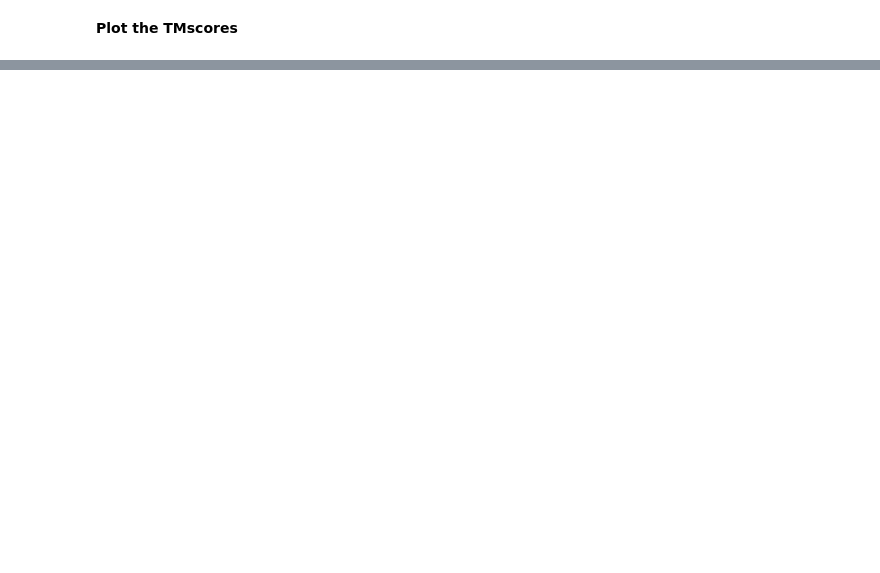
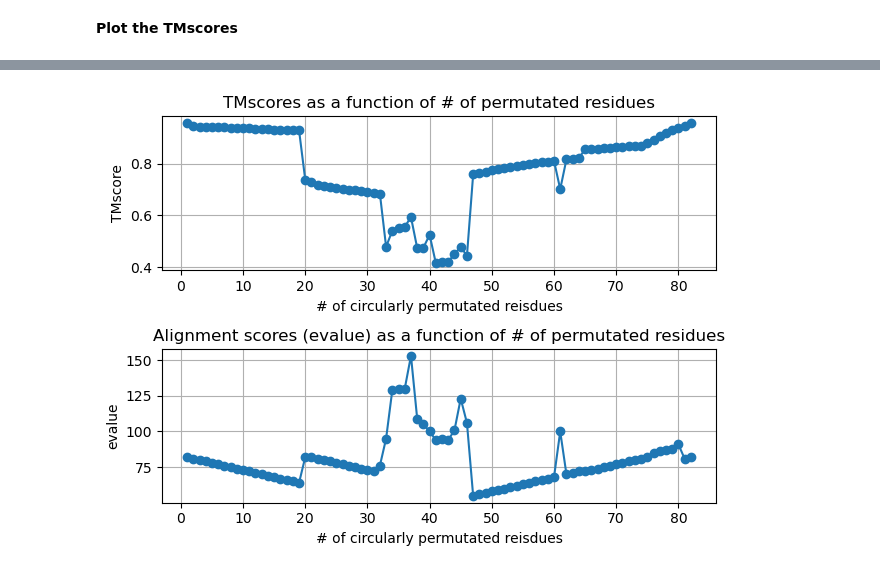
Before and after one commit to aidenkoloj/circular_permutations, a Jupyter notebook: cleanup_pdbs/tm_score_extract.ipynb, the cells around one changed output, grey strips where cells are left out. Cells and saved outputs as stored; diff of their text form; code cells hidden in the pictures; blank space fills up the shorter version.

```diff
--- a/cleanup_pdbs/tm_score_extract.ipynb
+++ b/cleanup_pdbs/tm_score_extract.ipynb
@@ -70,0 +97,12 @@ plt.show()
+# %%
+# Extract the values from the dictionary
+evalues = list(evalues.values())
+float_evalues = list(map(float, evalues))
+
+# Plot the values
+plt.plot(range(1, len(evalues) + 1), float_evalues, marker='o')  # X-axis starts from 1
+plt.xlabel('# of circularly permutated reisdues')
+plt.ylabel('Evalues')
+plt.title('Alignment scores (evalue) as a function of # of permutated residues')
+plt.grid(True)
+plt.show()
@@ -70,0 +111,16 @@ plt.show()
+# %%
+fig, (ax1, ax2) = plt.subplots(2)
+#fig.suptitle('score subplots')
+ax1.plot(range(1, len(tmvalues) + 1), float_tmvalues, marker='o')
+ax1.set_xlabel('# of circularly permutated reisdues')
+ax1.set_ylabel('TMscore')
+ax1.set_title('TMscores as a function of # of permutated residues')
+ax1.grid(True)
+ax2.plot(range(1, len(evalues) + 1), float_evalues, marker='o')
+ax2.set_xlabel('# of circularly permutated reisdues')
+ax2.set_ylabel('evalue')
+ax2.set_title('Alignment scores (evalue) as a function of # of permutated residues')
+ax2.grid(True)
+fig.tight_layout()
+# %% [output]
+[figure, added]
```
Also changed, not shown: parts of 8 cells of this notebook.
